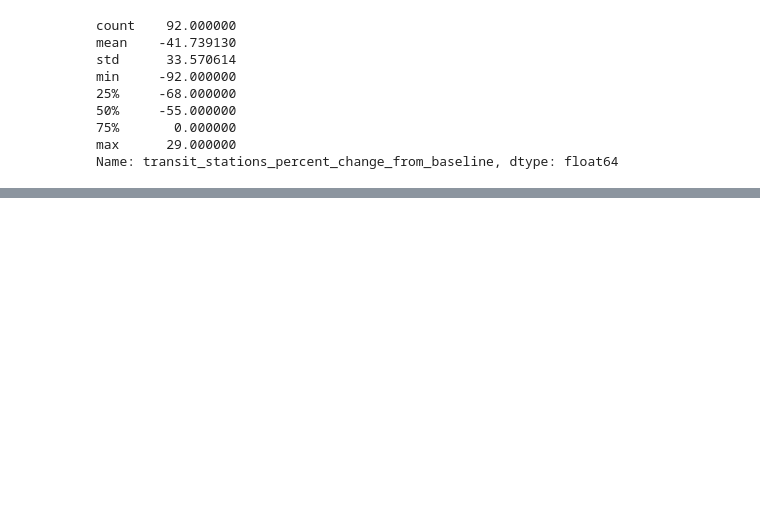
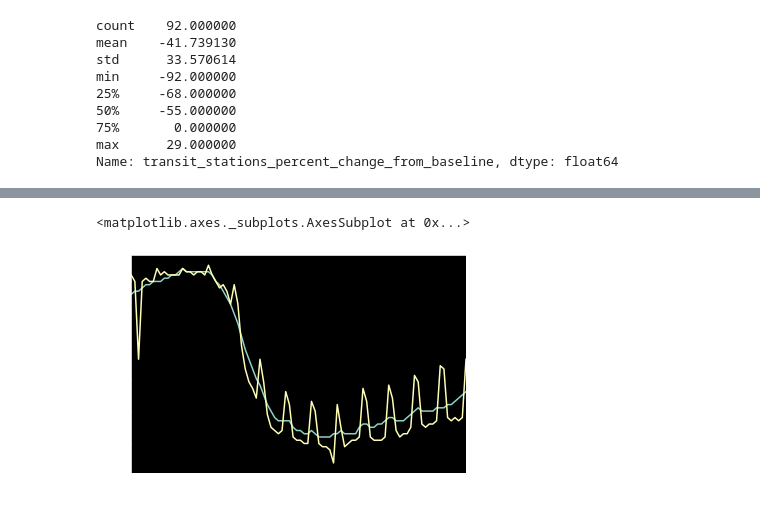
Before and after one commit to thomasundo2/covid-policy-analysis, a Jupyter notebook: nm_analysis/Untitled.ipynb, the cells around one changed output, grey strips where cells are left out. Cells and saved outputs as stored; diff of their text form; code cells hidden in the pictures; blank space fills up the shorter version.

```diff
--- a/nm_analysis/Untitled.ipynb
+++ b/nm_analysis/Untitled.ipynb
@@ -343,0 +300,4 @@ print(usa['Unnamed: 0'].max())
+# %%
+master_df=pd.read_csv('../processed_data/master_dataset.csv')
+
+master_df.columns
@@ -343,0 +322,21 @@ print(usa['Unnamed: 0'].max())
+# %%
+cols = [
+      'GovernmentResponseIndexForDisplay',
+      'ContainmentHealthIndexForDisplay',
+      'EconomicSupportIndexForDisplay',
+      'retail_and_recreation_percent_change_from_baseline',
+       'grocery_and_pharmacy_percent_change_from_baseline',
+       'parks_percent_change_from_baseline',
+       'transit_stations_percent_change_from_baseline',
+       'workplaces_percent_change_from_baseline',
+       'residential_percent_change_from_baseline']
+for col in cols:
+    master_df['smooth_'+col] = 0
+    for cc in master_df['CountryCode'].unique():
+        ts_data = np.array(master_df[col][master_df['CountryCode'] == cc])
+        print(ts_data)
+
+        mob_sg = savgol_filter(ts_data, 25, 3)
+
+        #master_df['smooth_workplaces_percent_change_from_baseline'] = country_df['smooth_workplaces_percent_change_from_baseline']
+        master_df['smooth_'+col][master_df['CountryCode'] == cc] = mob_sg
@@ -343,0 +381,6 @@ print(usa['Unnamed: 0'].max())
+# %%
+master_df['smooth_workplaces_percent_change_from_baseline'][master_df['CountryName'] == 'United States'].plot()
+master_df['workplaces_percent_change_from_baseline'][master_df['CountryName'] == 'United States'].plot()
+# %% [output]
+<matplotlib.axes._subplots.AxesSubplot at 0x...>
+[figure, added]
```
Also changed, not shown: parts of 17 cells of this notebook, 4 other files.
